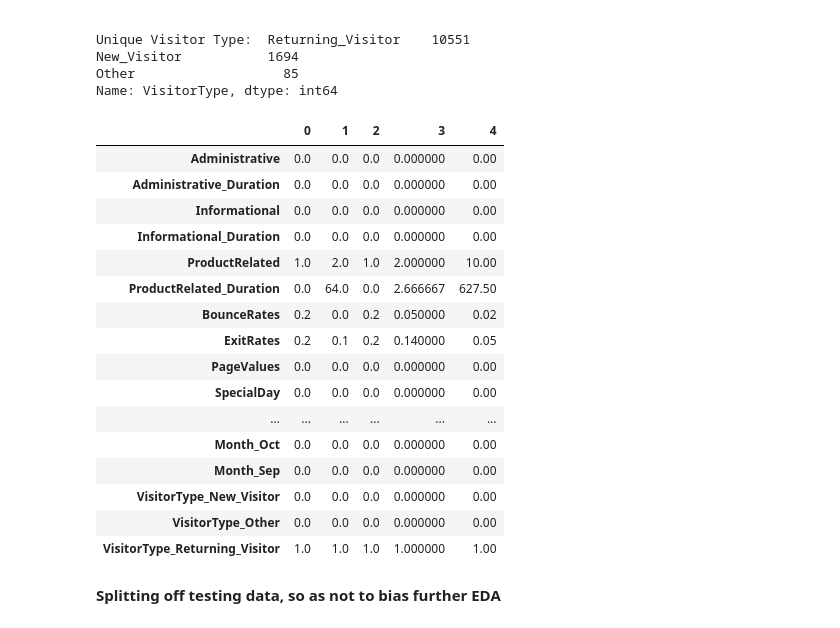
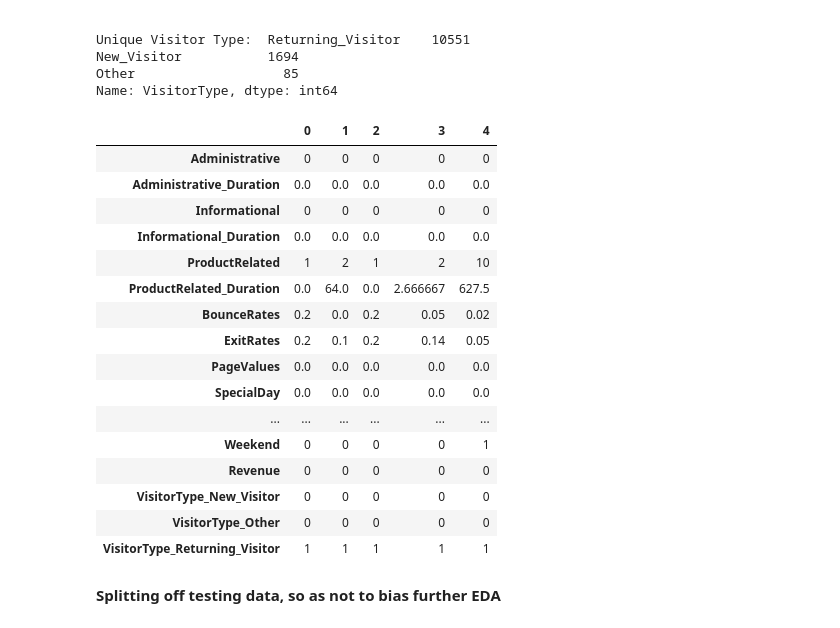
Before and after one commit to cimoody/MLE-7, a Jupyter notebook: assignments/midterm/Midterm_CIMoody.ipynb, the cells around one changed output. Saved outputs shown, nothing was run; the diff lists cells and outputs as text; code cells hidden in the pictures.

Commit message:
Finished one hot encoding, preparing data,  and separated training and testing set.

```diff
--- a/assignments/midterm/Midterm_CIMoody.ipynb
+++ b/assignments/midterm/Midterm_CIMoody.ipynb
@@ -181,26 +183,26 @@ New_Visitor           1694
 Other                   85
 Name: VisitorType, dtype: int64
 # %%
-# one hot encoding Month and VisitorType
-data_onehot = pd.get_dummies(data, columns = ['Month', 'VisitorType'])
+# One hot encoding VisitorType
+data_onehot = pd.get_dummies(data, columns = ['VisitorType'])
 data_onehot.head().transpose()
 # %% [output]
 |  | 0 | 1 | 2 | 3 | 4 |
-| Administrative | 0.0 | 0.0 | 0.0 | 0.000000 | 0.00 |
-| Administrative_Duration | 0.0 | 0.0 | 0.0 | 0.000000 | 0.00 |
-| Informational | 0.0 | 0.0 | 0.0 | 0.000000 | 0.00 |
-| Informational_Duration | 0.0 | 0.0 | 0.0 | 0.000000 | 0.00 |
-| ProductRelated | 1.0 | 2.0 | 1.0 | 2.000000 | 10.00 |
-| ProductRelated_Duration | 0.0 | 64.0 | 0.0 | 2.666667 | 627.50 |
-| BounceRates | 0.2 | 0.0 | 0.2 | 0.050000 | 0.02 |
-| ExitRates | 0.2 | 0.1 | 0.2 | 0.140000 | 0.05 |
-| PageValues | 0.0 | 0.0 | 0.0 | 0.000000 | 0.00 |
-| SpecialDay | 0.0 | 0.0 | 0.0 | 0.000000 | 0.00 |
+| Administrative | 0 | 0 | 0 | 0 | 0 |
+| Administrative_Duration | 0.0 | 0.0 | 0.0 | 0.0 | 0.0 |
+| Informational | 0 | 0 | 0 | 0 | 0 |
+| Informational_Duration | 0.0 | 0.0 | 0.0 | 0.0 | 0.0 |
+| ProductRelated | 1 | 2 | 1 | 2 | 10 |
+| ProductRelated_Duration | 0.0 | 64.0 | 0.0 | 2.666667 | 627.5 |
+| BounceRates | 0.2 | 0.0 | 0.2 | 0.05 | 0.02 |
+| ExitRates | 0.2 | 0.1 | 0.2 | 0.14 | 0.05 |
+| PageValues | 0.0 | 0.0 | 0.0 | 0.0 | 0.0 |
+| SpecialDay | 0.0 | 0.0 | 0.0 | 0.0 | 0.0 |
 | ... | ... | ... | ... | ... | ... |
-| Month_Oct | 0.0 | 0.0 | 0.0 | 0.000000 | 0.00 |
-| Month_Sep | 0.0 | 0.0 | 0.0 | 0.000000 | 0.00 |
-| VisitorType_New_Visitor | 0.0 | 0.0 | 0.0 | 0.000000 | 0.00 |
-| VisitorType_Other | 0.0 | 0.0 | 0.0 | 0.000000 | 0.00 |
-| VisitorType_Returning_Visitor | 1.0 | 1.0 | 1.0 | 1.000000 | 1.00 |
+| Weekend | 0 | 0 | 0 | 0 | 1 |
+| Revenue | 0 | 0 | 0 | 0 | 0 |
+| VisitorType_New_Visitor | 0 | 0 | 0 | 0 | 0 |
+| VisitorType_Other | 0 | 0 | 0 | 0 | 0 |
+| VisitorType_Returning_Visitor | 1 | 1 | 1 | 1 | 1 |
 # %% [markdown]
 **Splitting off testing data, so as not to bias further EDA**
```
Also changed, not shown: parts of 9 cells of this notebook.
